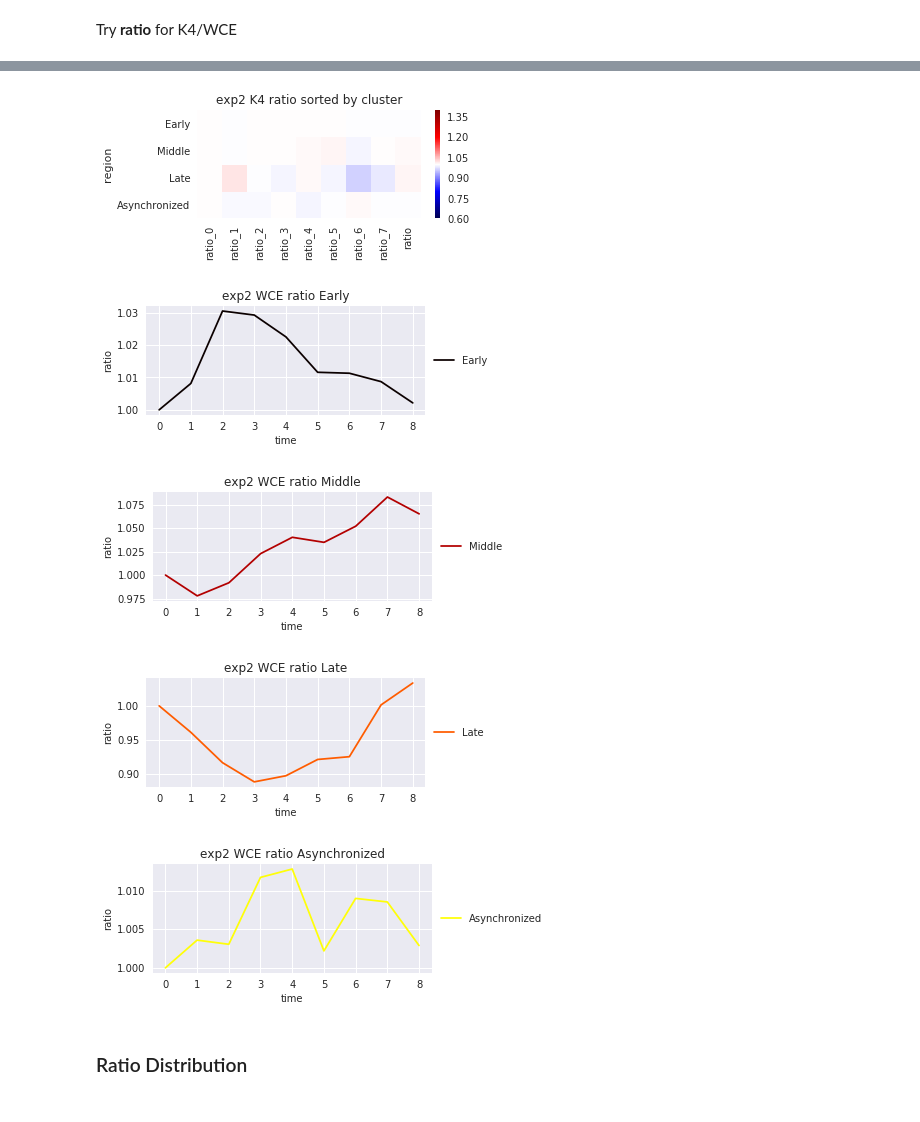
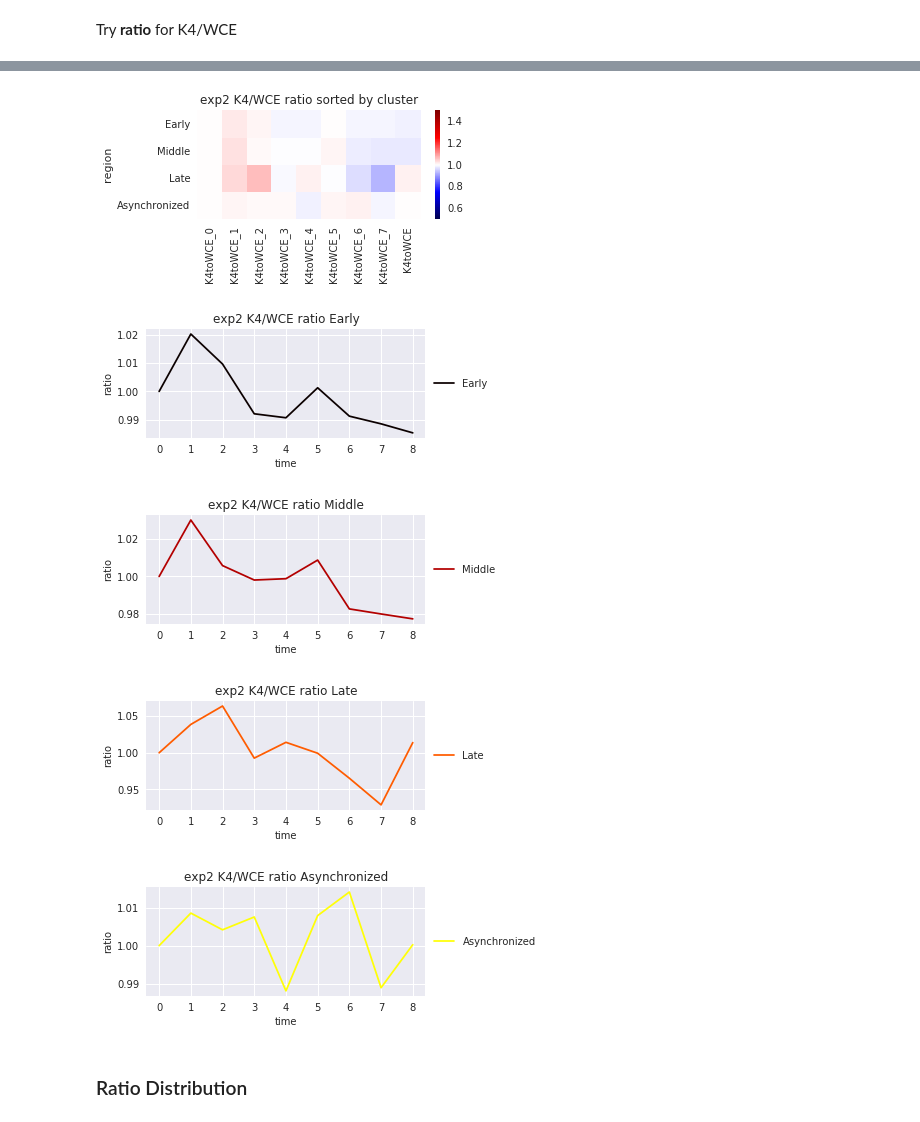
Before and after one commit to ame9yu/cell-cycle-chromatin, a Jupyter notebook: dna-replication-sandbox/HistoneModification_Analysis.ipynb, the cells around one changed output, grey strips where cells are left out. Saved outputs shown, nothing was run; the diff lists cells and outputs as text; code cells hidden in the pictures.

Commit message:
modified script for WCE to be filtered

```diff
--- a/dna-replication-sandbox/HistoneModification_Analysis.ipynb
+++ b/dna-replication-sandbox/HistoneModification_Analysis.ipynb
@@ -51,8 +51,8 @@ def read_data (exp,histone):
         kword = 'filtered.clustered.bed'
         path = "./tss_clusters_all/peaksonly/"
     else:
-        kword = 'clustersum.bed.rmdup'
-        path = "./tss_clusters_all/"
+        kword = 'filtered.clustered.bed'
+        path = "./tss_clusters_all/peaksonly/"
     file_list = [path+i for i in os.listdir(path) if exp in i and histone in i and kword in i]
     file_list = sorted(file_list)
 #     print(file_list)
@@ -236,14 +232,15 @@ real_combine
 # %%
 f, ax = plt.subplots(figsize=(5,2))
-ax.set_title('exp2 K4 ratio sorted by cluster')
+ax.set_title('exp2 K4/WCE ratio sorted by cluster')
+cmap=ListedColormap(sns.diverging_palette(250, 5, n=255))
 ax = sns.heatmap(mean,
                  yticklabels=True,
-                 vmin=0.6,
-                 vmax=1.4,
-                 cmap='seismic',
+                 vmin=0.5,
+                 vmax=1.5,
+                 cmap="seismic",
                 )
 # %% [output]
-[figure, old version]
+[figure, new version]
 # %%
 # f, ax = plt.subplots(figsize=(8,5))
 # ax.set_title('exp2 K4 sorted by cluster')
@@ -255,7 +252,7 @@ j = 0
 for i in mean.index:
     colorVal = scalarMap.to_rgba(j)
     f, ax = plt.subplots(figsize=(5,2))
-    ax.set_title('exp2 WCE ratio ' + str(i))
+    ax.set_title('exp2 K4/WCE ratio ' + str(i))
     ax.plot(list(mean.loc[i]), label = str(i), color = colorVal)
 
     j+=1
@@ -269,10 +266,10 @@ for i in mean.index:
 
 # plt.xticks(range(0,9), mean.columns.values)
 # %% [output]
-[figure, old version]
+[figure, new version]
-[figure, old version]
+[figure, new version]
-[figure, old version]
+[figure, new version]
-[figure, old version]
+[figure, new version]
 # %% [markdown]
 ### Ratio Distribution
 # %%
```
Also changed, not shown: parts of 6 cells of this notebook, 2 other files.
